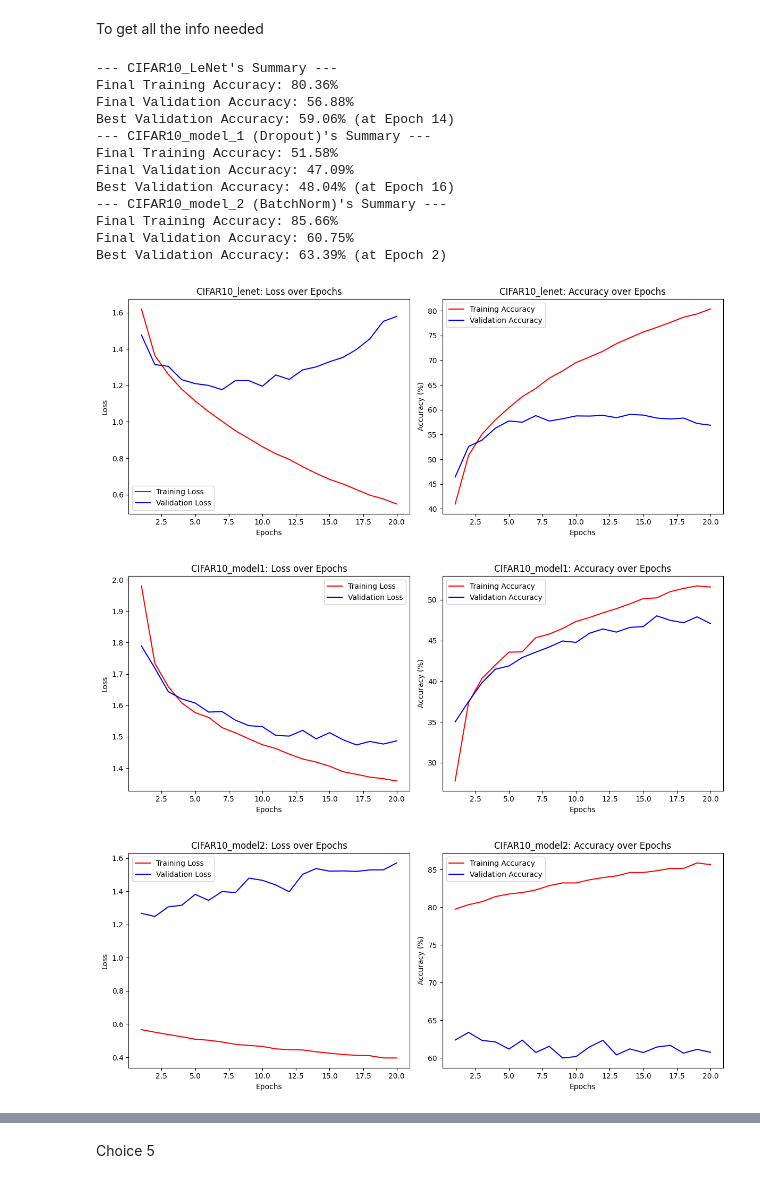
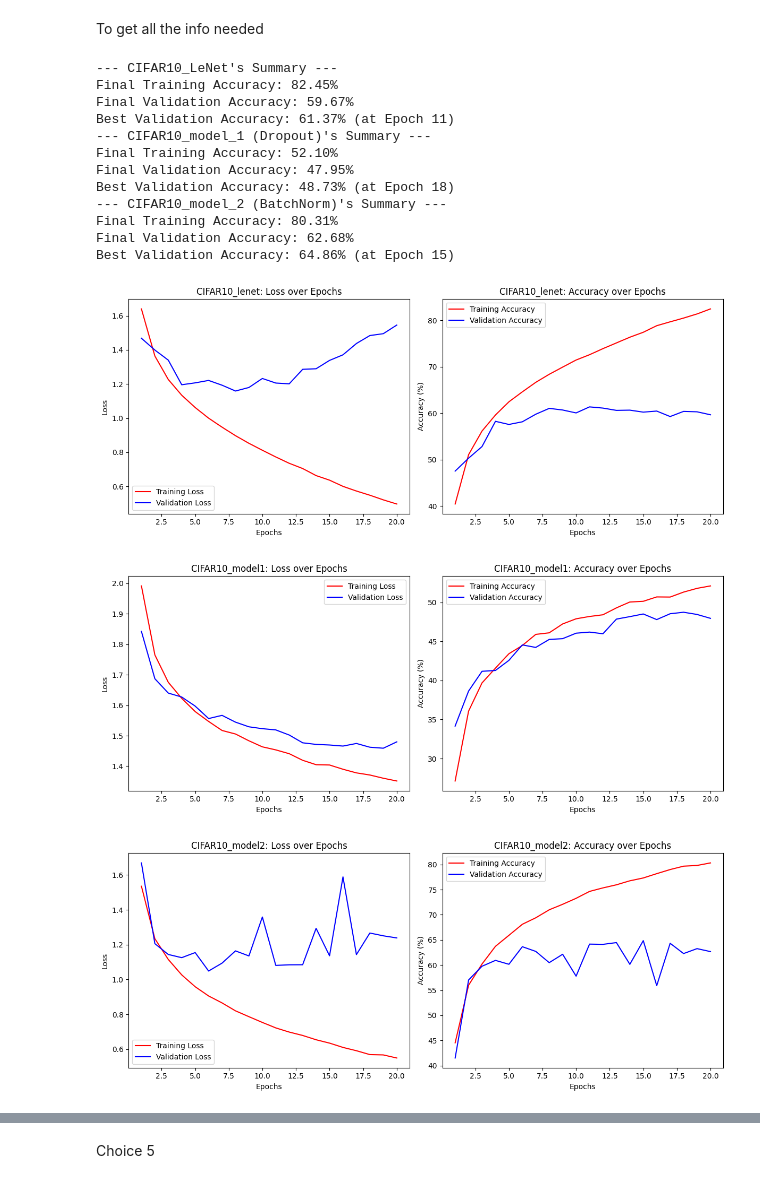
Before and after one commit to Li-Wei-Pan/ComputerVision_Assignment3, a Jupyter notebook: work.ipynb, the cells around one changed output, grey strips where cells are left out. Saved outputs shown, nothing was run; the diff lists cells and outputs as text; code cells hidden in the pictures.

```diff
--- a/work.ipynb
+++ b/work.ipynb
@@ -231,4 +224,4 @@ def run_full_training_validate(model, train_loader, val_loader, epochs=20):
     print('---Training and Validation has ended---')
     return history
 # %%
-#history_1 = run_full_training_validate(model_1, training_loader, validation_loader)
+history_1 = run_full_training_validate(model_1, training_loader, validation_loader)
@@ -235,2 +246,2 @@ def run_full_training_validate(model, train_loader, val_loader, epochs=20):
 # %%
-#history_2 = run_full_training_validate(model_2, training_loader, validation_loader)
+history_2 = run_full_training_validate(model_2, training_loader, validation_loader)
@@ -237,2 +266,2 @@ def run_full_training_validate(model, train_loader, val_loader, epochs=20):
 # %%
-#history_3 = run_full_training_validate(model_3, training_loader, validation_loader)
+history_3 = run_full_training_validate(model_3, training_loader, validation_loader)
@@ -476,22 +562,22 @@ def print_model_summary(name, history):
     print(f'Final Validation Accuracy: {final_validation_accuracy:.2f}%')
     print(f"Best Validation Accuracy: {best_val_accuracy:.2f}% (at Epoch {best_epoch})")
 # %%
-# print_model_summary("CIFAR10_LeNet", history_1)
-# print_model_summary("CIFAR10_model_1 (Dropout)", history_2)
-# print_model_summary("CIFAR10_model_2 (BatchNorm)", history_3)
+print_model_summary("CIFAR10_LeNet", history_1)
+print_model_summary("CIFAR10_model_1 (Dropout)", history_2)
+print_model_summary("CIFAR10_model_2 (BatchNorm)", history_3)
 # %% [output]
 --- CIFAR10_LeNet's Summary ---
-Final Training Accuracy: 80.36%
-Final Validation Accuracy: 56.88%
-Best Validation Accuracy: 59.06% (at Epoch 14)
+Final Training Accuracy: 82.45%
+Final Validation Accuracy: 59.67%
+Best Validation Accuracy: 61.37% (at Epoch 11)
 --- CIFAR10_model_1 (Dropout)'s Summary ---
-Final Training Accuracy: 51.58%
-Final Validation Accuracy: 47.09%
-Best Validation Accuracy: 48.04% (at Epoch 16)
+Final Training Accuracy: 52.10%
+Final Validation Accuracy: 47.95%
+Best Validation Accuracy: 48.73% (at Epoch 18)
 --- CIFAR10_model_2 (BatchNorm)'s Summary ---
-Final Training Accuracy: 85.66%
-Final Validation Accuracy: 60.75%
-Best Validation Accuracy: 63.39% (at Epoch 2)
+Final Training Accuracy: 80.31%
+Final Validation Accuracy: 62.68%
+Best Validation Accuracy: 64.86% (at Epoch 15)
 # %%
 def training_history_plot(name, history):
     epochs = range(1, len(history['training_loss']) + 1)
@@ -521,13 +607,13 @@ def training_history_plot(name, history):
     plt.tight_layout()
     plt.show()
 # %%
-# training_history_plot("CIFAR10_lenet", history_1)
-# training_history_plot("CIFAR10_model1", history_2)
-# training_history_plot("CIFAR10_model2", history_3)
+training_history_plot("CIFAR10_lenet", history_1)
+training_history_plot("CIFAR10_model1", history_2)
+training_history_plot("CIFAR10_model2", history_3)
 # %% [output]
-[figure, old version]
+[figure, new version]
-[figure, old version]
+[figure, new version]
-[figure, old version]
+[figure, new version]
 # %%
 def run_full_training_validate_choice1(model, train_loader, val_loader, epochs = 20):
     current_lr = 0.001
```
Also changed, not shown: parts of 31 cells of this notebook, 5 other files.
